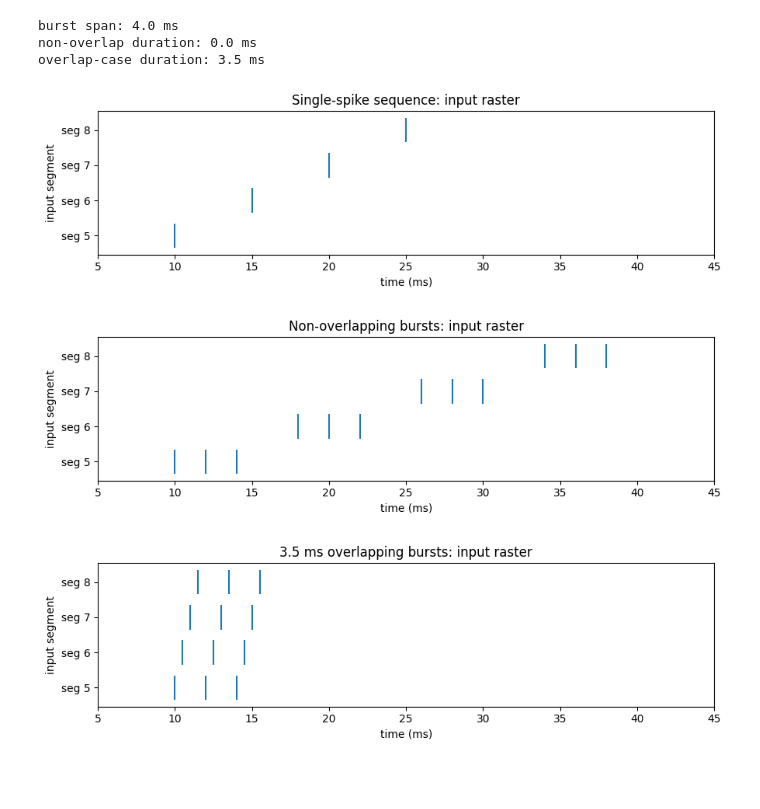
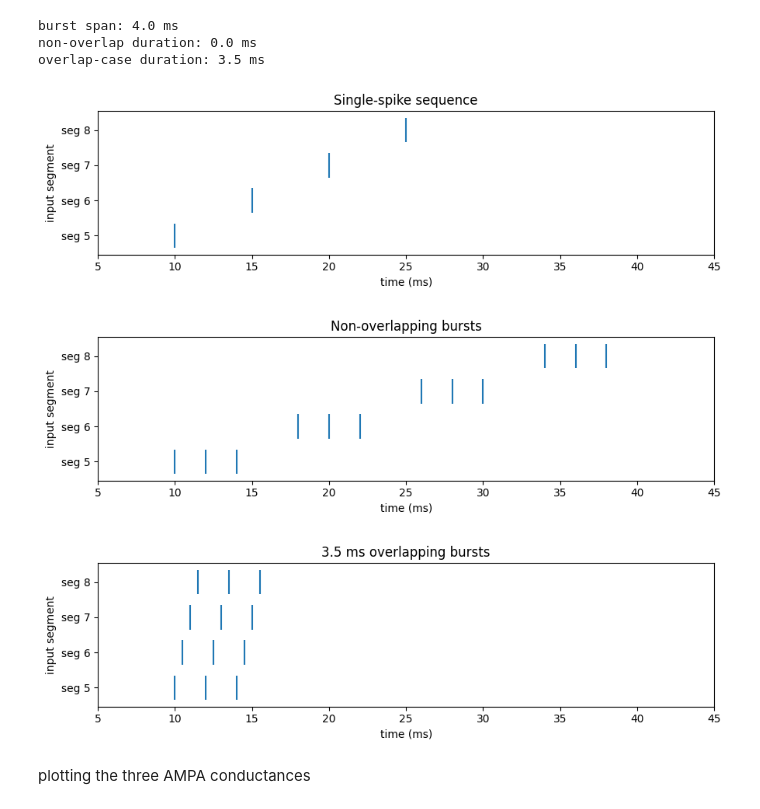
Before and after one commit to shay-xue/Neuromorphics-Dendrite-Invariance, a Jupyter notebook: notebooks/02_conductance_dynamics.ipynb, the cells around one changed output. Saved outputs shown, nothing was run; the diff lists cells and outputs as text; code cells hidden in the pictures; blank space fills up the shorter version.

```diff
--- a/notebooks/02_conductance_dynamics.ipynb
+++ b/notebooks/02_conductance_dynamics.ipynb
@@ -290,25 +290,25 @@ overlap-case duration: 3.5 ms
 # %%
 plot_input_raster_same_axis(
     single_raster,
-    "Single-spike sequence: input raster",
+    "Single-spike sequence",
     xlim=xlim_raster,
 )
 
 plot_input_raster_same_axis(
     nonoverlap_raster,
-    "Non-overlapping bursts: input raster",
+    "Non-overlapping bursts",
     xlim=xlim_raster,
 )
 
 plot_input_raster_same_axis(
     overlap_raster,
-    "3.5 ms overlapping bursts: input raster",
+    "3.5 ms overlapping bursts",
     xlim=xlim_raster,
 )
 # %% [output]
-[figure, old version]
+[figure, new version]
-[figure, old version]
+[figure, new version]
-[figure, old version]
+[figure, new version]
 # %%
 times = np.arange(0, T + dt, dt)
 
@@ -359,3 +371,5 @@ G_nmda_overlap = compute_conductance_history(
+# %% [markdown]
+plotting the three AMPA conductances
 # %%
 plot_conductance_history(
     times,
```
Also changed, not shown: parts of 4 cells of this notebook.
